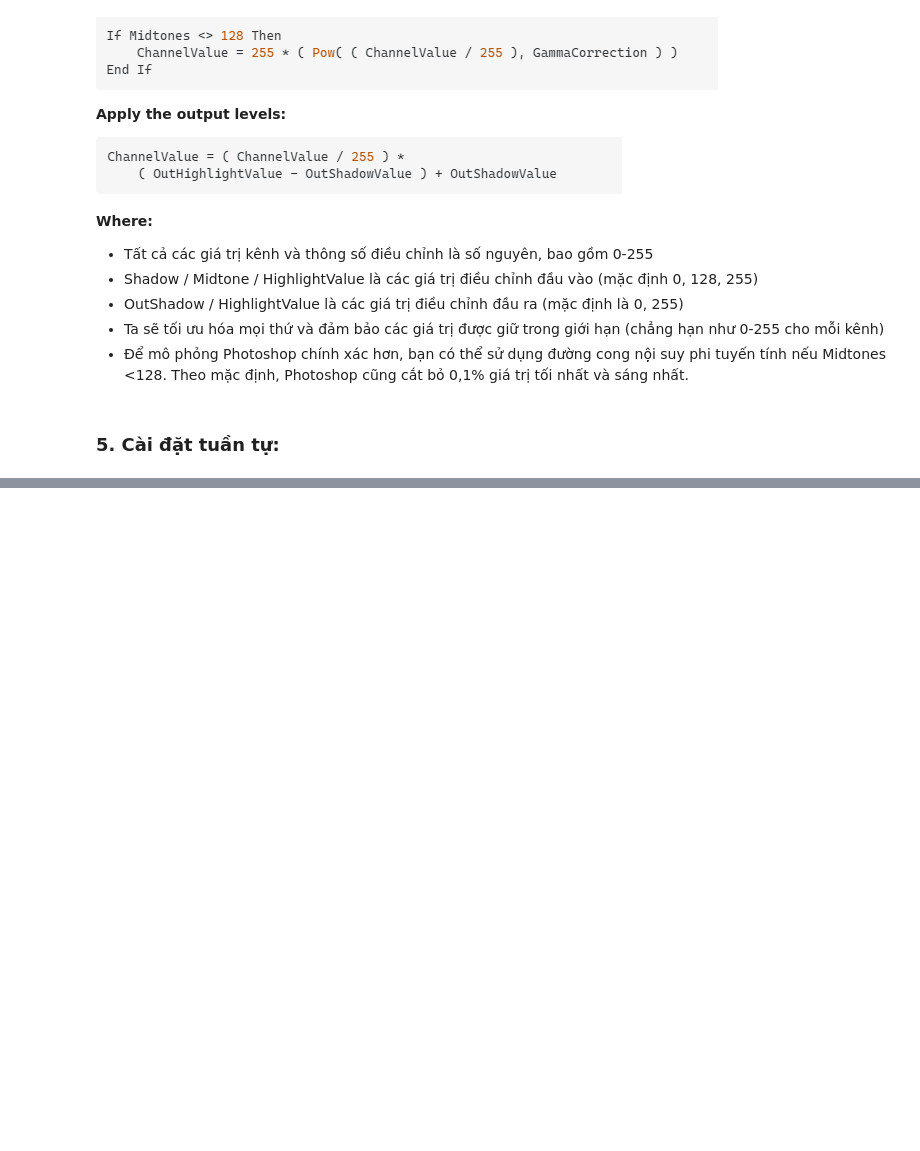
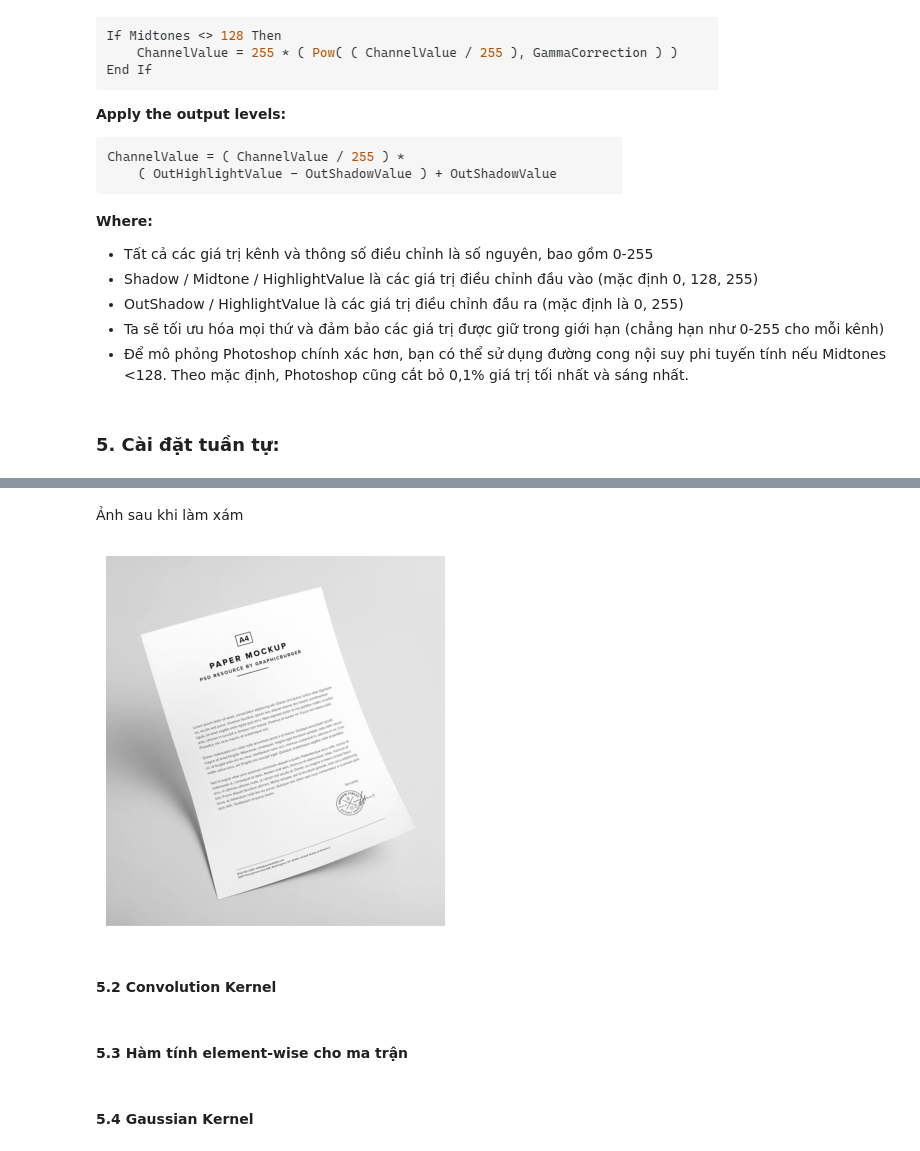
Before and after one commit to huukhoa2112/LTSSUD, a Jupyter notebook: enhancing_image.ipynb, the cells around one changed output, grey strips where cells are left out. Cells and saved outputs as stored; diff of their text form; code cells hidden in the pictures; blank space fills up the shorter version.

```diff
--- a/enhancing_image.ipynb
+++ b/enhancing_image.ipynb
@@ -172,0 +209,20 @@ Mục tiêu của bước này này là lấy ra được viền của ảnh đ
+# %%
+@jit(cache=True)
+def convert_RGB_To_Gray(img):
+    gray = np.zeros((img.shape[0],img.shape[1]), img.dtype)
+    for i in range(img.shape[0]):
+        for j in range(img.shape[1]):
+            gray[i,j] = round(img[i,j,0] * 0.2989  + img[i,j,1] * 0.5870 + img[i,j,2] * 0.1141, 0)
+
+    return gray
+# %% [markdown]
+Ảnh sau khi làm xám
+# %%
+gray = convert_RGB_To_Gray(img)
+plt.imshow(gray, cmap='gray')
+plt.axis('off')
+plt.show()
+# %% [output]
+[figure, added]
+# %% [markdown]
+#### 5.2 Convolution Kernel
@@ -172,0 +262,2 @@ Mục tiêu của bước này này là lấy ra được viền của ảnh đ
+# %% [markdown]
+#### 5.3 Hàm tính element-wise cho ma trận
@@ -172,0 +288,2 @@ Mục tiêu của bước này này là lấy ra được viền của ảnh đ
+# %% [markdown]
+#### 5.4 Gaussian Kernel
```
Also changed, not shown: parts of 29 cells of this notebook.
